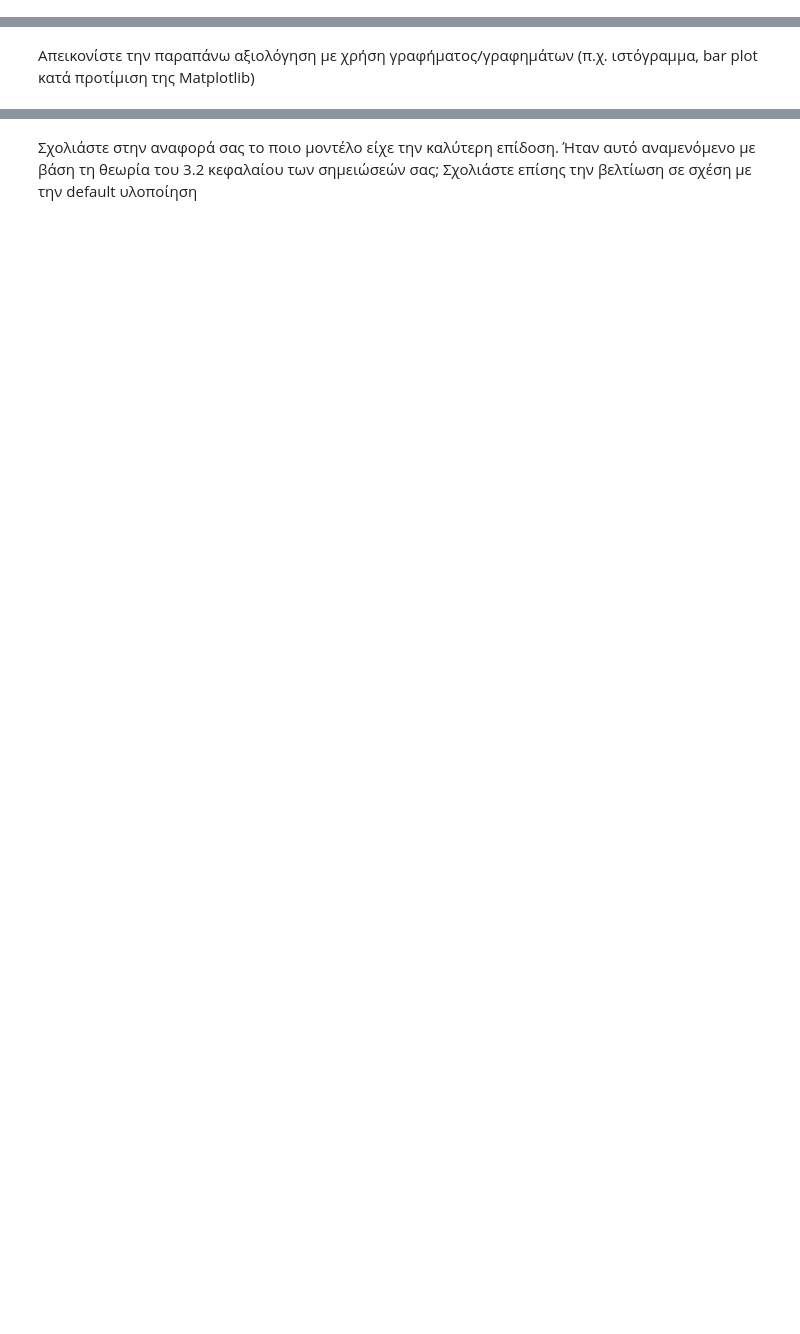
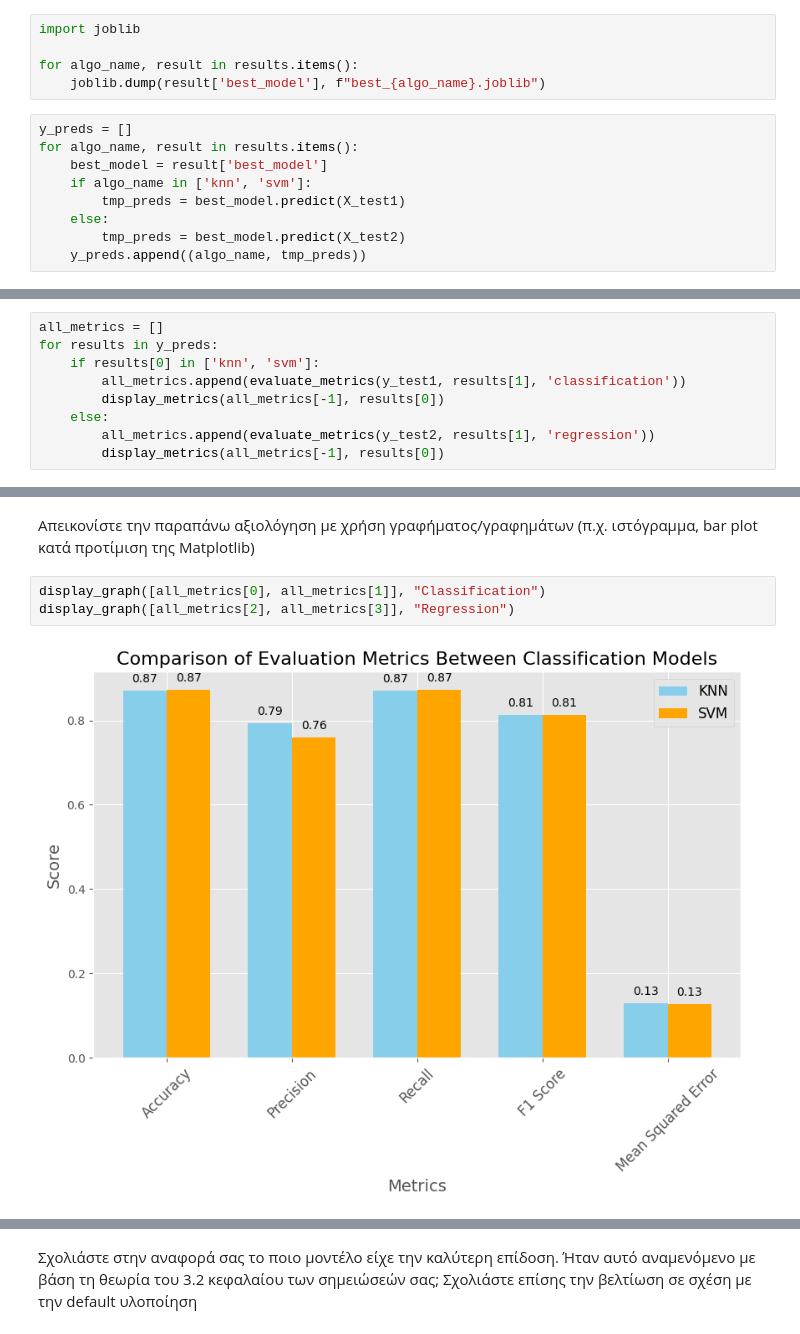
Before and after one commit to nickbrakis/MobileTech-ML, a Jupyter notebook: lab1/mc-ml-lab-1-el18439.ipynb, the cells around one changed output, grey strips where cells are left out. Cells and saved outputs as stored; diff of their text form; blank space fills up the shorter version.

```diff
--- a/lab1/mc-ml-lab-1-el18439.ipynb
+++ b/lab1/mc-ml-lab-1-el18439.ipynb
@@ -262,4 +575,27 @@ dtype: int64
 # %% [markdown]
 Εφαρμόστε στα εκπαιδευμένα μοντέλα από το test set μόνο τα δείγματα χωρίς την ετικέτα τους (predict).
+# %%
+import joblib
+
+for algo_name, result in results.items():
+    joblib.dump(result['best_model'], f"best_{algo_name}.joblib")
+# %%
+y_preds = []
+for algo_name, result in results.items():
+    best_model = result['best_model']
+    if algo_name in ['knn', 'svm']:
+        tmp_preds = best_model.predict(X_test1)
+    else:
+        tmp_preds = best_model.predict(X_test2)
+    y_preds.append((algo_name, tmp_preds))
 # %% [markdown]
 Συγκρίνετε την έξοδο του κάθε μοντέλου σε σχέση με τις αντίστοιχες ετικέτες του test set και αξιολογήστε την επιδοσή τους χρησιμοποιώντας τις ML μετρικές (ML KPIs) που αναφέρονται στην εκφώνηση της 2ης εργαστηριακής άσκησης.
+# %%
+all_metrics = []
+for results in y_preds:
+    if results[0] in ['knn', 'svm']:
+        all_metrics.append(evaluate_metrics(y_test1, results[1], 'classification'))
+        display_metrics(all_metrics[-1], results[0])
+    else:
+        all_metrics.append(evaluate_metrics(y_test2, results[1], 'regression'))
+        display_metrics(all_metrics[-1], results[0])
@@ -266,2 +620,7 @@ dtype: int64
 # %% [markdown]
 Απεικονίστε την παραπάνω αξιολόγηση με χρήση γραφήματος/γραφημάτων (π.χ. ιστόγραμμα, bar plot κατά προτίμιση της Matplotlib)
+# %%
+display_graph([all_metrics[0], all_metrics[1]], "Classification")
+display_graph([all_metrics[2], all_metrics[3]], "Regression")
+# %% [output]
+[figure, added]
```
Also changed, not shown: parts of 32 cells of this notebook.
